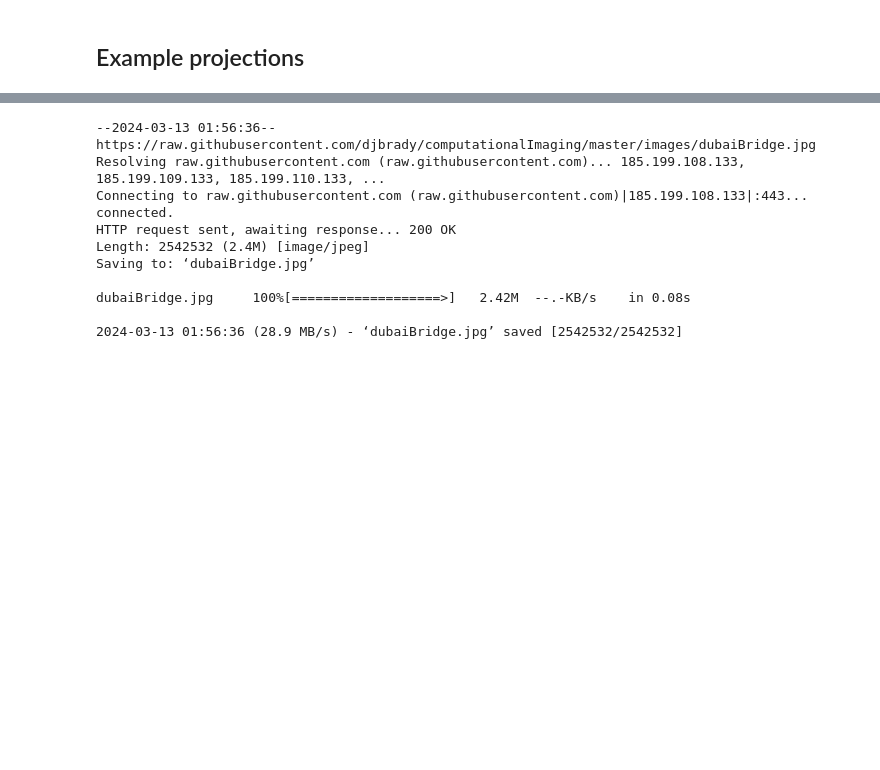
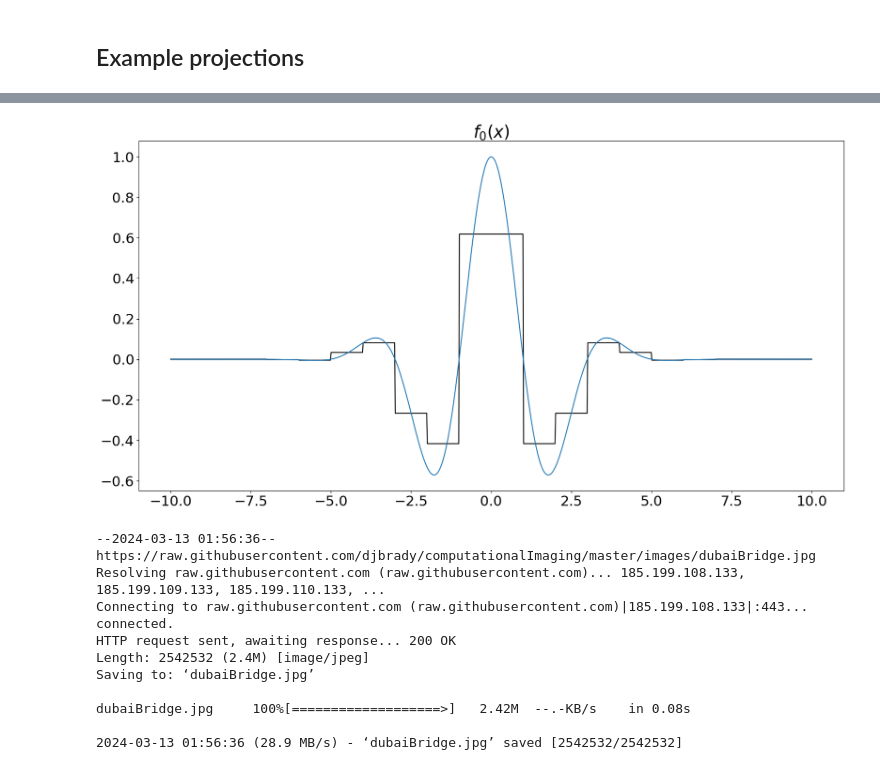
Before and after one commit to arizonaCameraLab/computationalImaging, a Jupyter notebook: Chapter2ForwardModels/wavelets.ipynb, the cells around one changed output, grey strips where cells are left out. Cells and saved outputs as stored; diff of their text form; code cells hidden in the pictures; blank space fills up the shorter version.

```diff
--- a/Chapter2ForwardModels/wavelets.ipynb
+++ b/Chapter2ForwardModels/wavelets.ipynb
@@ -104,3 +123,7 @@ plt.savefig('haarSampling.png')
+# %%
+fxHaar(1)
+# %% [output]
+[figure, added]
 # %%
 !wget https://raw.githubusercontent.com/djbrady/computationalImaging/master/images/dubaiBridge.jpg
 # %% [output]
```
Also changed, not shown: parts of 4 cells of this notebook.
